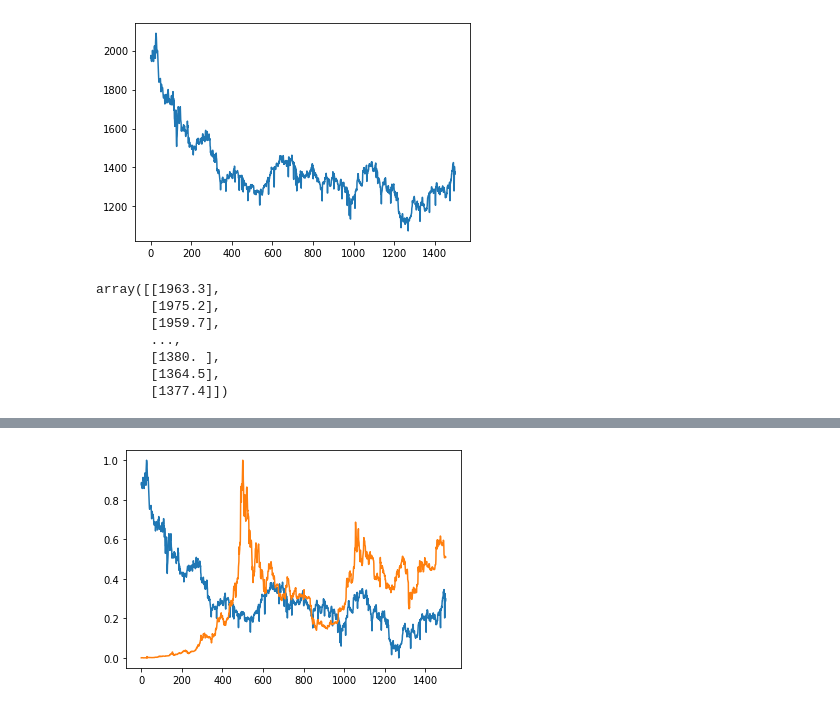
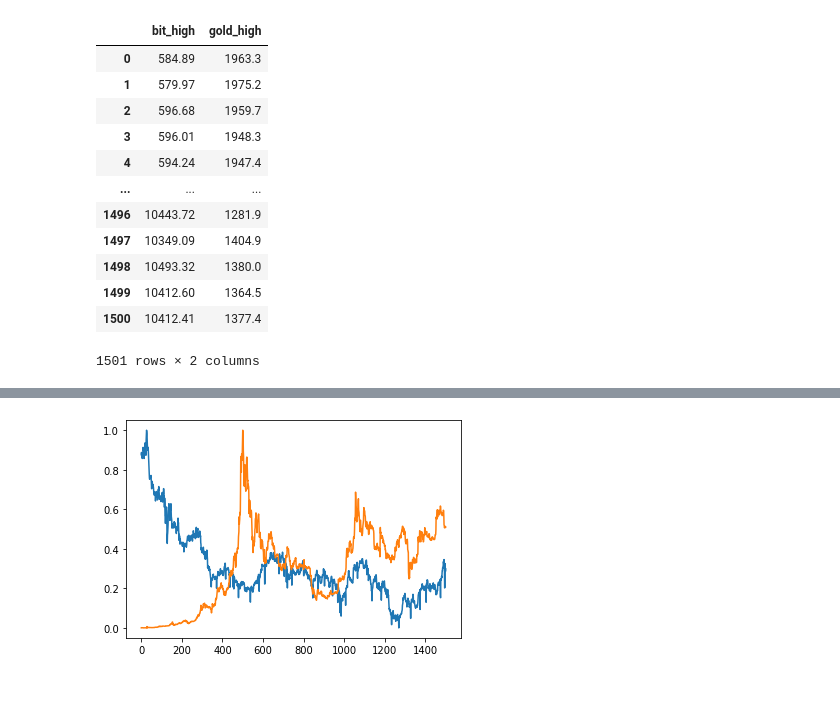
Before and after one commit to SuryanshNaugraiya/Bitcoin_Prediction_System, a Jupyter notebook: Gold_Price_Analysis.ipynb, the cells around one changed output, grey strips where cells are left out. Drawn from its saved outputs; the diff is of its cells as text; code cells hidden in the pictures.

```diff
--- a/Gold_Price_Analysis.ipynb
+++ b/Gold_Price_Analysis.ipynb
@@ -15,5 +15,4 @@ User uploaded file "GoldPrice.csv" with length 64515 bytes
 import numpy as np
 import pandas as pd
 import matplotlib.pyplot as plt
-
-df1 = pd.read_csv('GoldPrice.csv')
+df = pd.read_csv('book.csv')
@@ -54,5 +18,0 @@ df1
-# %%
-plt.plot(df1)
-plt.show()
-# %% [output]
-[figure, removed]
@@ -61,10 +19,16 @@ X = np.array(df1)
-# %%
-X
-# %% [output]
-array([[1963.3],
-       [1975.2],
-       [1959.7],
-       ...,
-       [1380. ],
-       [1364.5],
-       [1377.4]])
+# %%
+df
+# %% [output]
+|  | bit_high | gold_high |
+| 0 | 584.89 | 1963.3 |
+| 1 | 579.97 | 1975.2 |
+| 2 | 596.68 | 1959.7 |
+| 3 | 596.01 | 1948.3 |
+| 4 | 594.24 | 1947.4 |
+| ... | ... | ... |
+| 1496 | 10443.72 | 1281.9 |
+| 1497 | 10349.09 | 1404.9 |
+| 1498 | 10493.32 | 1380.0 |
+| 1499 | 10412.60 | 1364.5 |
+| 1500 | 10412.41 | 1377.4 |
+1501 rows × 2 columns
```
Also changed, not shown: parts of 25 cells of this notebook.
